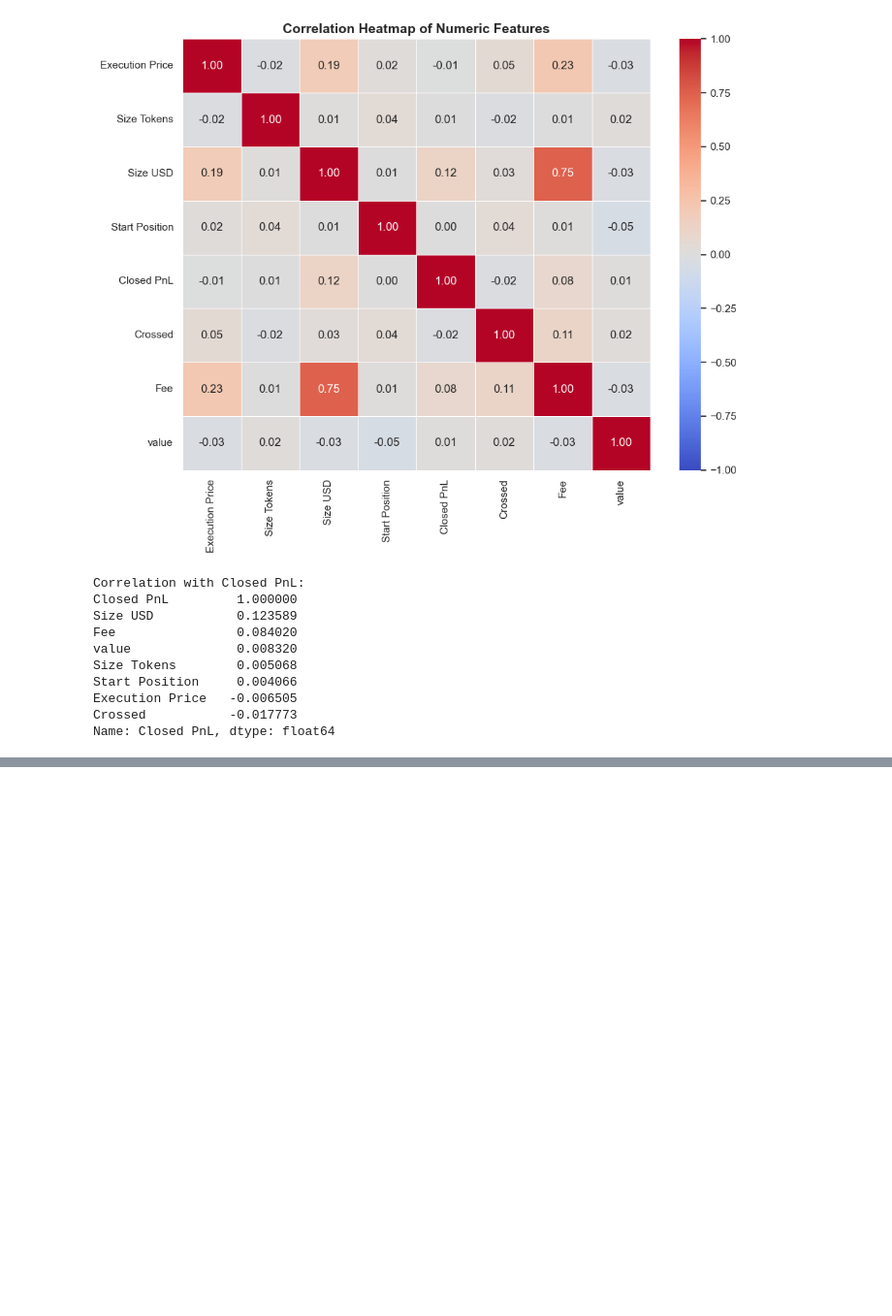
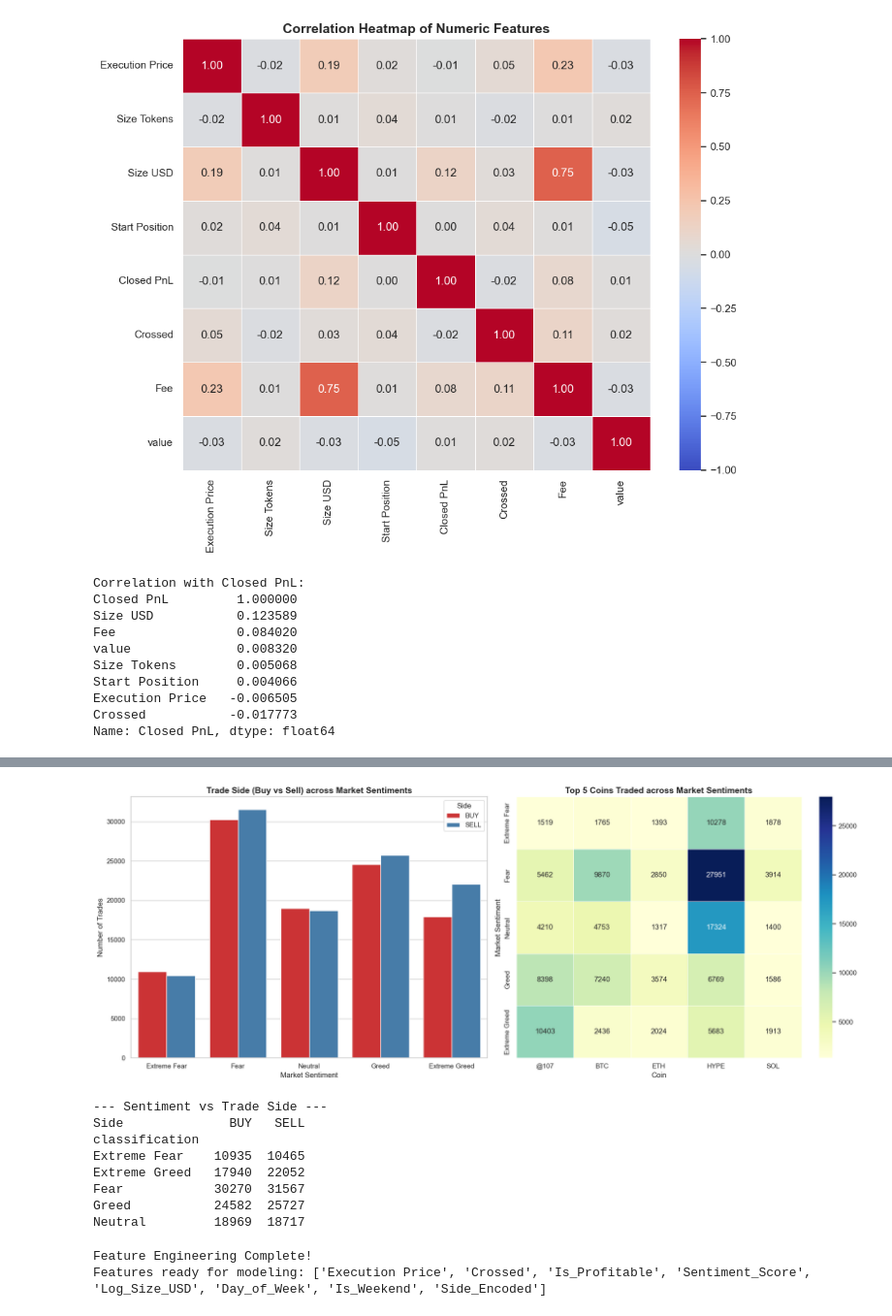
Before and after one commit to AnshulKumar79/Traders_Performance-and-Market_Sentiment, a Jupyter notebook: Trader_Sentiment_Analysis.ipynb, the cells around one changed output, grey strips where cells are left out. Shown at 97% size. Cells and saved outputs as stored; diff of their text form; code cells hidden in the pictures; blank space fills up the shorter version.

Commit message:
EDA and Feature Engineering completed

```diff
--- a/Trader_Sentiment_Analysis.ipynb
+++ b/Trader_Sentiment_Analysis.ipynb
@@ -291,0 +352,78 @@ Name: Closed PnL, dtype: float64
+# %%
+#BEHAVIORAL ANALYSIS (Sentiment vs Side & Coins)
+
+
+fig, axes = plt.subplots(1, 2, figsize=(18, 7))
+
+#Sentiment vs Trade Side (Buy/Sell)
+#Let's count how many Buys and Sells happen in each sentiment
+sns.countplot(data=df_merged, x='classification', hue='Side', palette='Set1', ax=axes[0],
+              order=['Extreme Fear', 'Fear', 'Neutral', 'Greed', 'Extreme Greed'])
+axes[0].set_title('Trade Side (Buy vs Sell) across Market Sentiments', fontsize=14, fontweight='bold')
+axes[0].set_xlabel('Market Sentiment')
+axes[0].set_ylabel('Number of Trades')
+
+
+#Finding the top 5 most traded coins
+top_5_coins = df_merged['Coin'].value_counts().nlargest(5).index
+df_top5 = df_merged[df_merged['Coin'].isin(top_5_coins)]
+
+#crosstab for the heatmap
+ct = pd.crosstab(df_top5['classification'], df_top5['Coin'])
+ct = ct.reindex(['Extreme Fear', 'Fear', 'Neutral', 'Greed', 'Extreme Greed'])
+
+sns.heatmap(ct, annot=True, fmt='d', cmap='YlGnBu', ax=axes[1], linewidths=0.5)
+axes[1].set_title('Top 5 Coins Traded across Market Sentiments', fontsize=14, fontweight='bold')
+axes[1].set_xlabel('Coin')
+axes[1].set_ylabel('Market Sentiment')
+
+plt.tight_layout()
+plt.show()
+
+
+print("--- Sentiment vs Trade Side ---")
+print(pd.crosstab(df_merged['classification'], df_merged['Side']))
+# %% [output]
+[figure, added]
+--- Sentiment vs Trade Side ---
+Side              BUY   SELL
+classification
+Extreme Fear    10935  10465
+Extreme Greed   17940  22052
+Fear            30270  31567
+Greed           24582  25727
+Neutral         18969  18717
+# %%
+#FEATURE ENGINEERING
+
+#Target Variable: Predict if trade is Profitable (1) or Loss/Zero (0)
+df_merged['Is_Profitable'] = (df_merged['Closed PnL'] > 0).astype(int)
+
+#Sentiments to Numeric Score
+sentiment_mapping = {'Extreme Fear': 1, 'Fear': 2, 'Neutral': 3, 'Greed': 4, 'Extreme Greed': 5}
+df_merged['Sentiment_Score'] = df_merged['classification'].map(sentiment_mapping)
+
+#Handling Trade Size (Log Transform to handle outliers)
+df_merged['Log_Size_USD'] = np.log1p(df_merged['Size USD'])
+
+#Time Features
+df_merged['Date'] = pd.to_datetime(df_merged['Date'])
+df_merged['Day_of_Week'] = df_merged['Date'].dt.dayofweek
+df_merged['Is_Weekend'] = df_merged['Day_of_Week'].isin([5, 6]).astype(int)
+
+#Side Encoding (Buy=1, Sell=0)
+df_merged['Side_Encoded'] = (df_merged['Side'].str.upper() == 'BUY').astype(int)
+
+#Dropping highly correlated / redundant features to avoid Multicollinearity
+cols_to_drop_for_model = ['Fee', 'Size Tokens', 'classification', 'value', 'Side', 'Date', 'Account', 'Coin', 'Size USD', 'Closed PnL', 'Start Position', 'Direction']
+
+
+#final ML Dataframe
+ml_df = df_merged.drop(columns=[col for col in cols_to_drop_for_model if col in df_merged.columns])
+ml_df = ml_df.dropna()
+
+print("Feature Engineering Complete!")
+print(f"Features ready for modeling: {ml_df.columns.tolist()}")
+# %% [output]
+Feature Engineering Complete!
+Features ready for modeling: ['Execution Price', 'Crossed', 'Is_Profitable', 'Sentiment_Score', 'Log_Size_USD', 'Day_of_Week', 'Is_Weekend', 'Side_Encoded']
```
Also changed, not shown: parts of 1 cell of this notebook.
